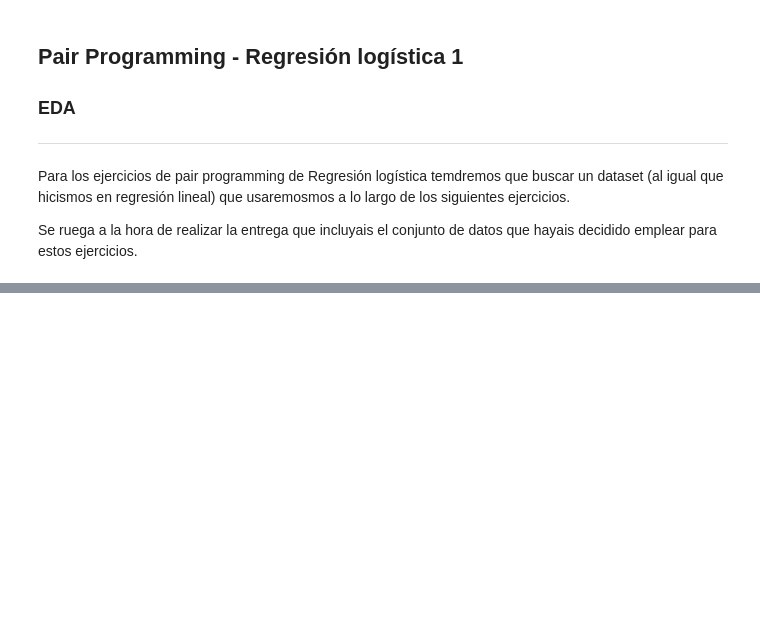
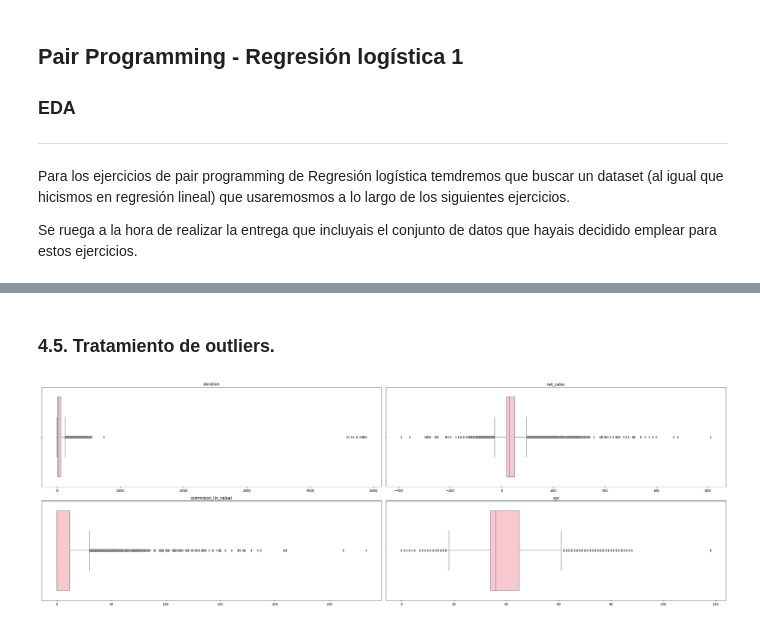
Before and after one commit to Adalab/DA-promo-c-modulo-3-sprint-1-Mina-Mai, a Jupyter notebook: Regresion_logistica/pp_regresion_logistica_1.ipynb, the cells around one changed output, grey strips where cells are left out. Saved outputs shown, nothing was run; the diff lists cells and outputs as text; code cells hidden in the pictures; blank space fills up the shorter version.

```diff
--- a/Regresion_logistica/pp_regresion_logistica_1.ipynb
+++ b/Regresion_logistica/pp_regresion_logistica_1.ipynb
@@ -20,0 +82,3 @@ Se recomienda que el conjunto de datos a analizar tenga variables numéricas y c
+# %%
+#Adaptamos el nombre de las columnas
+df.columns = df.columns.str.replace(' ', '_').str.lower()
@@ -20,0 +329,20 @@ Se recomienda que el conjunto de datos a analizar tenga variables numéricas y c
+# %% [markdown]
+### 4.5. Tratamiento de outliers.
+# %%
+#Gráfica de outliers
+fig, axes = plt.subplots(2, 2, figsize=(30,10))
+
+df_numericas = df.select_dtypes(include = np.number)
+categorias = df_numericas.columns
+
+axes = axes.flat
+
+for indice, cate in enumerate(categorias):
+
+    sns.boxplot(x = df[cate], data = df, ax=axes[indice], color = "pink");
+    axes[indice].set_title(cate)
+    axes[indice].set_xlabel("")
+
+fig.tight_layout();
+# %% [output]
+[figure, added]
```
Also changed, not shown: parts of 47 cells of this notebook, 3 other files.
